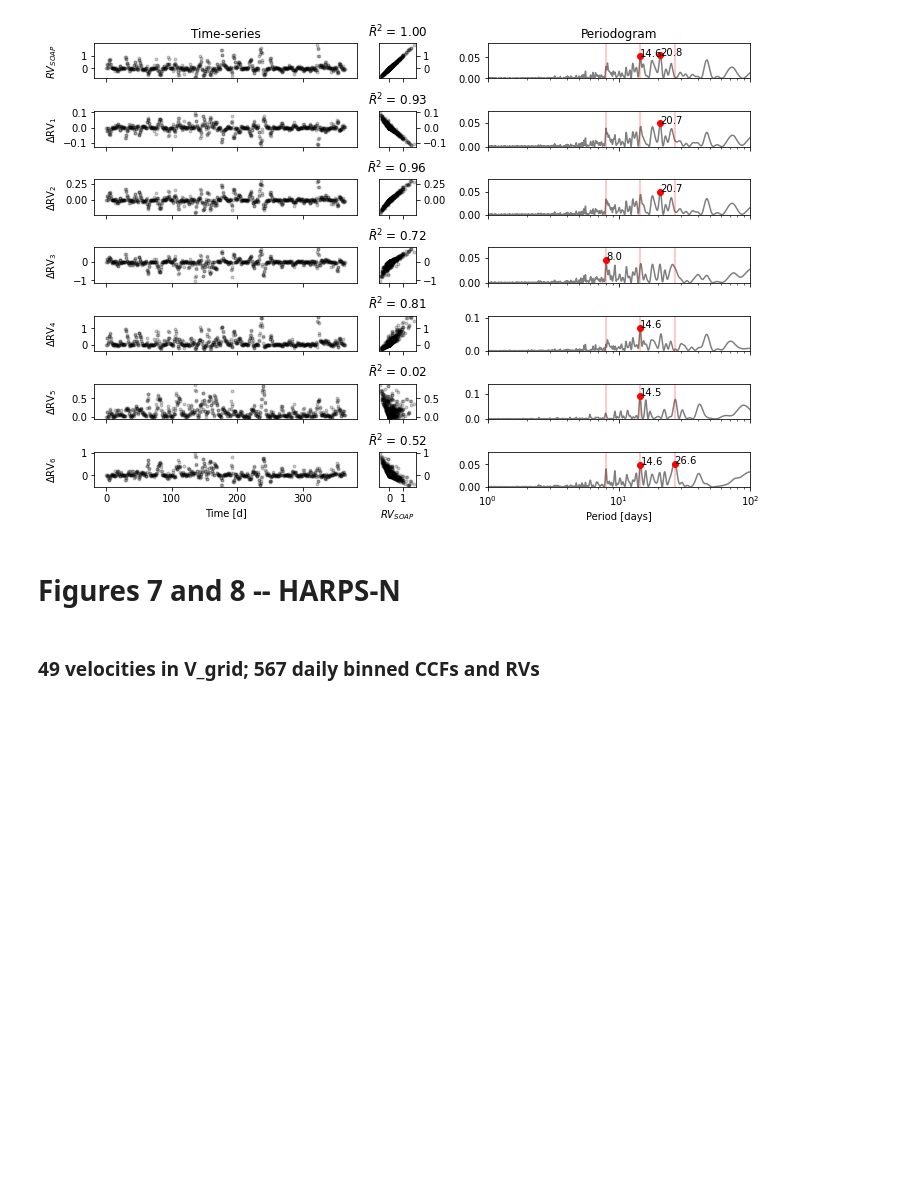
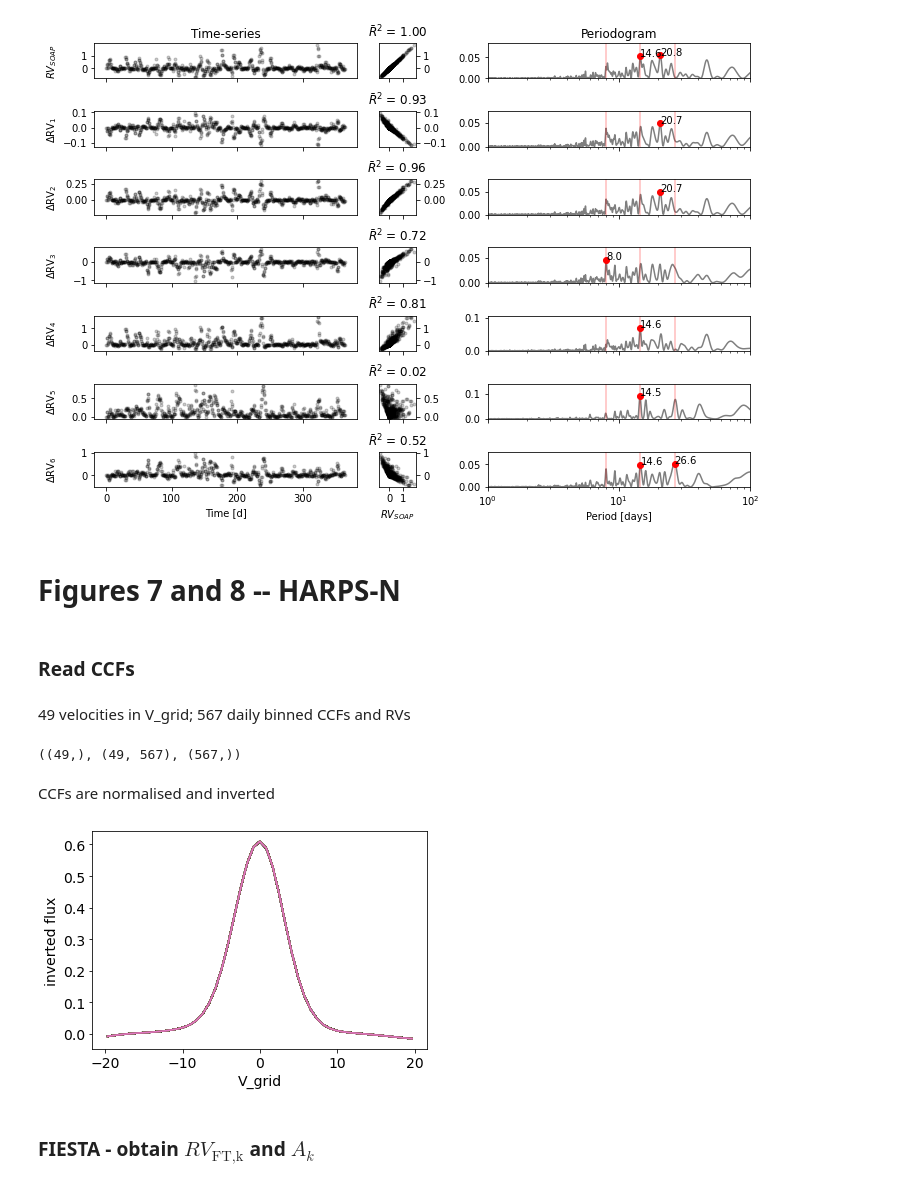
Before and after one commit to jinglinzhao/FIESTA-II, a Jupyter notebook: HARPS-N.ipynb, the cells around one changed output. Saved outputs shown, nothing was run; the diff lists cells and outputs as text; code cells hidden in the pictures; blank space fills up the shorter version.

```diff
--- a/HARPS-N.ipynb
+++ b/HARPS-N.ipynb
@@ -532,10 +533,26 @@ plt.show()
 [figure]
 # %% [markdown]
 # Figures 7 and 8 -- HARPS-N
+# %% [markdown]
+### Read CCFs
 # %%
-with open('harps_n.plk','rb') as plkfile:
+with open('Data/harps_n.plk','rb') as plkfile:
     V_grid, CCF_daily, eCCF_daily, bjd_daily, rv_daily, rv_raw_daily, erv_daily = pickle.load(plkfile).values()
 # %% [markdown]
-### 49 velocities in V_grid; 567 daily binned CCFs and RVs
+49 velocities in V_grid; 567 daily binned CCFs and RVs
 # %%
 V_grid.shape, CCF_daily.shape, rv_daily.shape
+# %% [output]
+((49,), (49, 567), (567,))
+# %% [markdown]
+CCFs are normalised and inverted
+# %%
+plt.rcParams.update({'font.size': 14})
+plt.plot(V_grid, CCF_daily)
+plt.xlabel('V_grid')
+plt.ylabel('inverted flux')
+plt.show()
+# %% [output]
+[figure, added]
+# %% [markdown]
+### FIESTA - obtain $RV_\textrm{FT,k}$ and $A_k$
```
Also changed, not shown: parts of 16 cells of this notebook, 13 other files.
